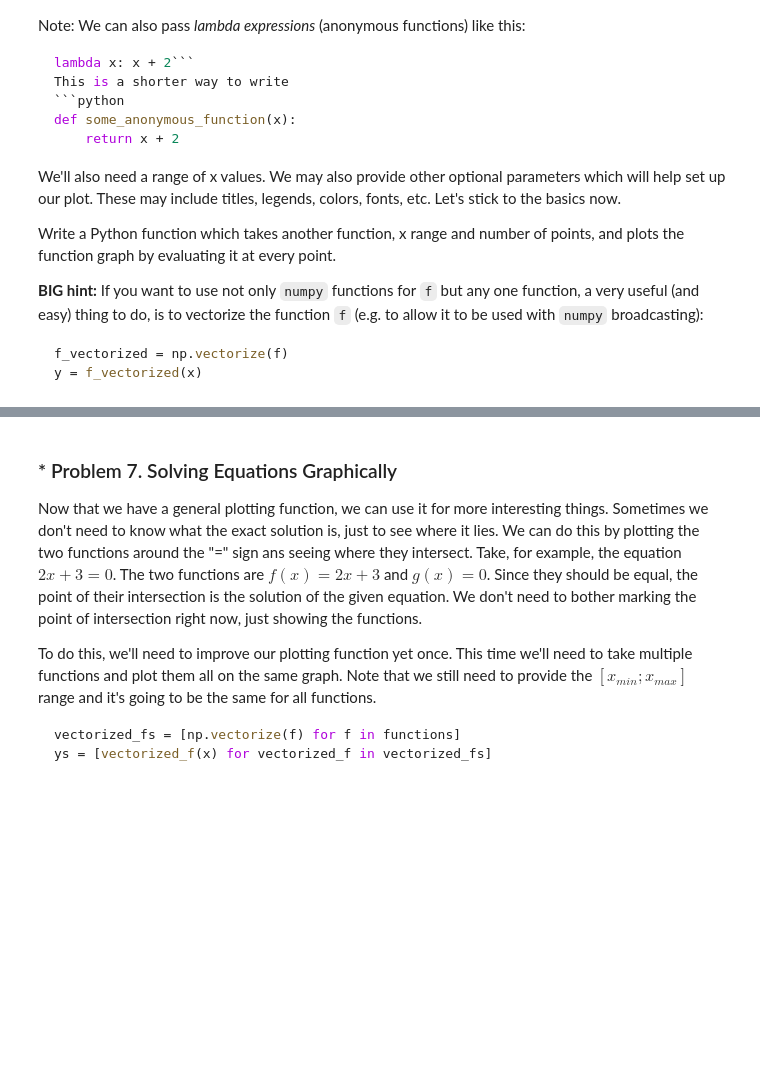
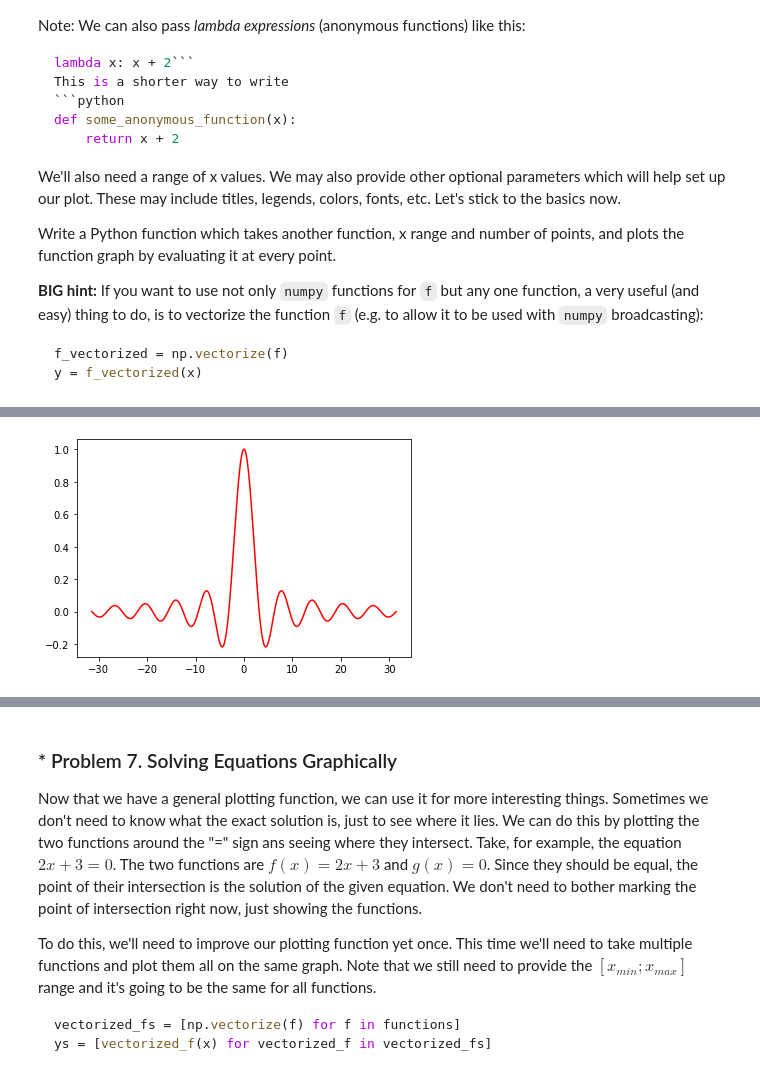
Before and after one commit to petardmnv/Math-Concepts-for-Developers, a Jupyter notebook: High-School-Maths/02. High-School-Maths-Exercise/High-School Maths Exercise.ipynb, the cells around one changed output, grey strips where cells are left out. Drawn from its saved outputs; the diff is of its cells as text; code cells hidden in the pictures; blank space fills up the shorter version.

```diff
--- a/High-School-Maths/02. High-School-Maths-Exercise/High-School Maths Exercise.ipynb
+++ b/High-School-Maths/02. High-School-Maths-Exercise/High-School Maths Exercise.ipynb
@@ -483,0 +474,4 @@ plot_math_function(lambda x: np.sin(x) / x, -4 * np.pi, 4 * np.pi, 1000)
+# %%
+plot_math_function(lambda x: np.sin(x) / x, -10 * np.pi, 10 * np.pi, 1000)
+# %% [output]
+[figure, added]
```
Also changed, not shown: parts of 14 cells of this notebook, 1 other file.
